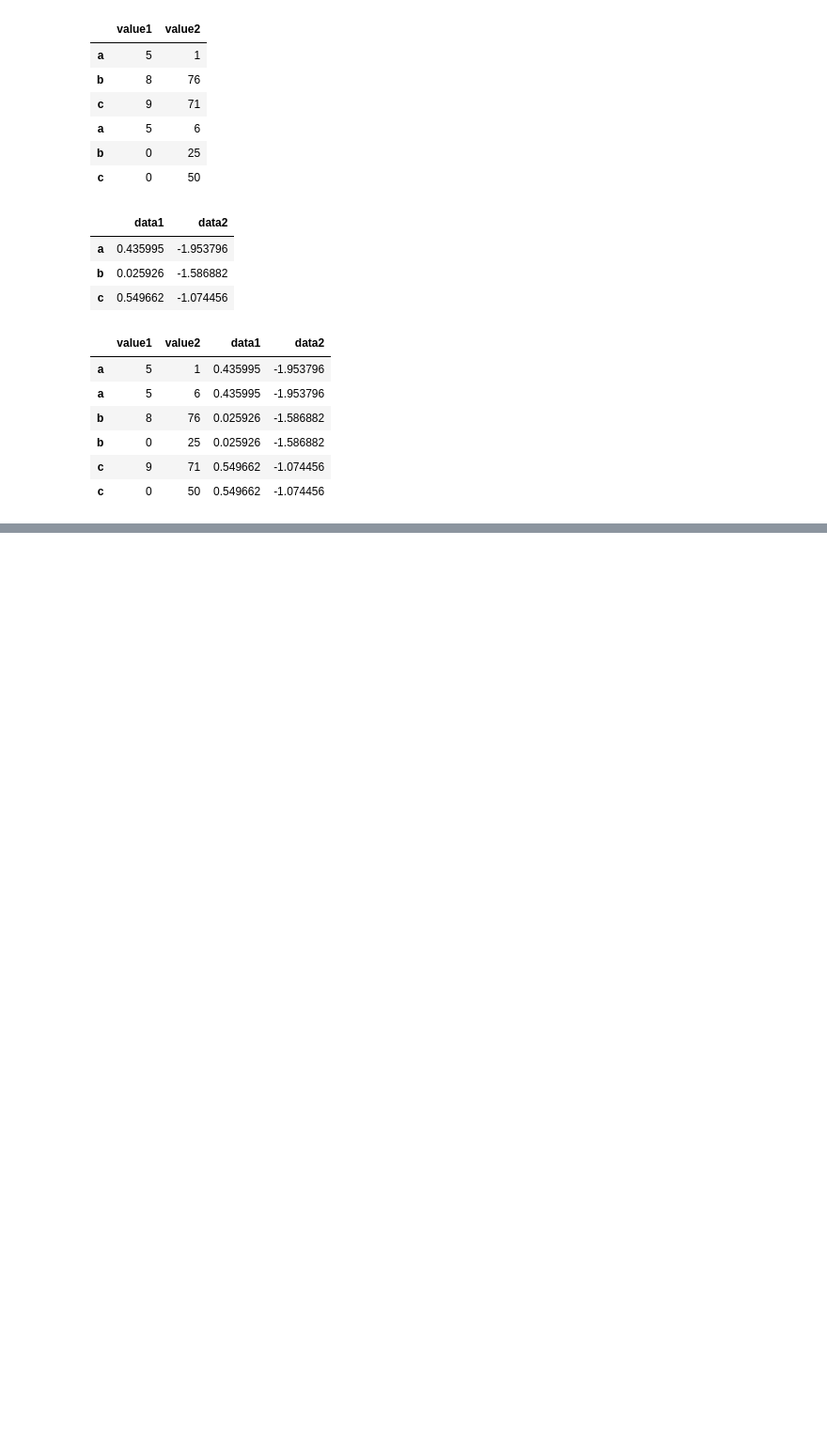
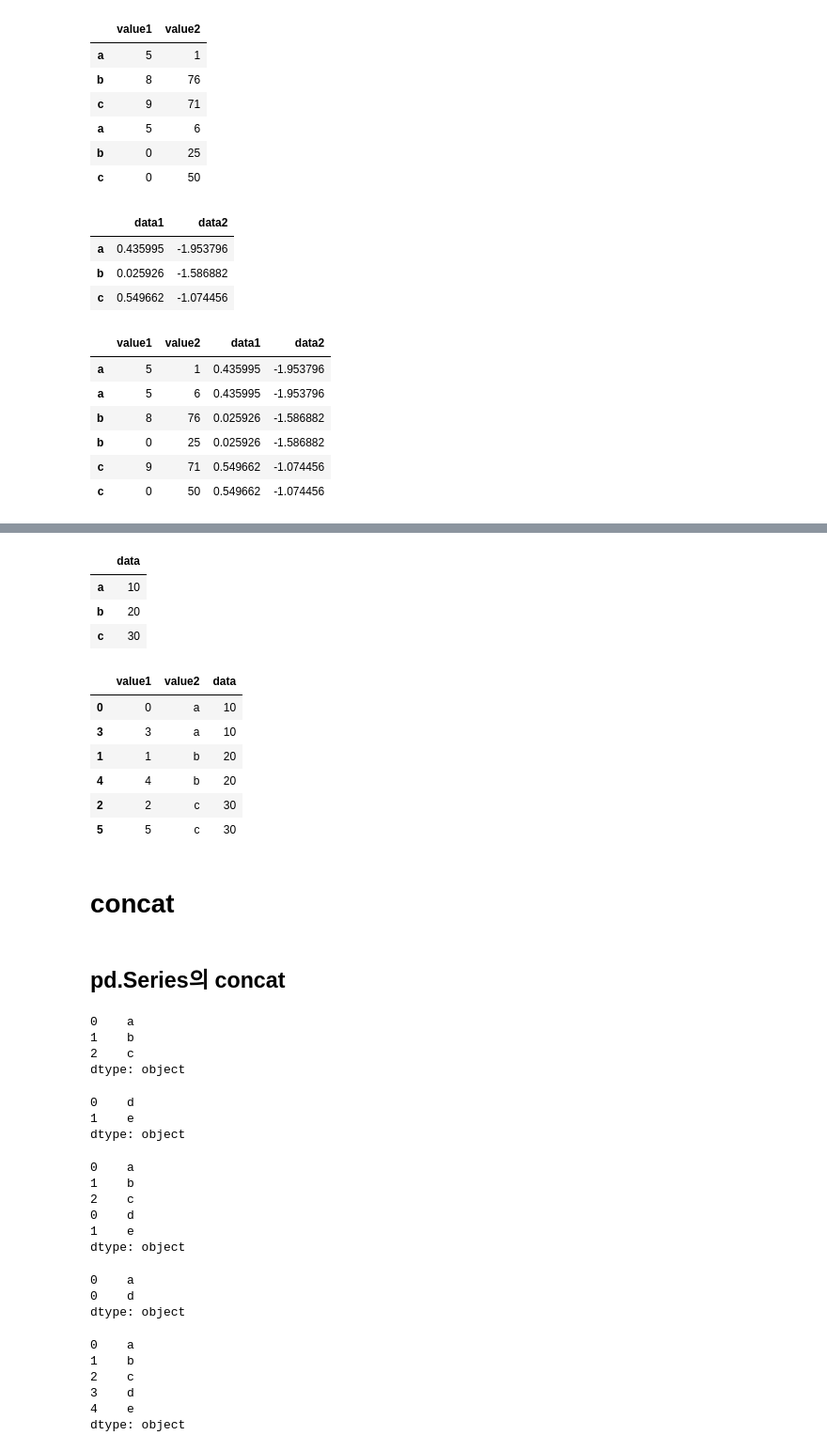
Before and after one commit to JakeOh/202105_itw_bd26, a Jupyter notebook: lab_da/da11_merge.ipynb, the cells around one changed output, grey strips where cells are left out. Shown at 94% size. Saved outputs shown, nothing was run; the diff lists cells and outputs as text; code cells hidden in the pictures; blank space fills up the shorter version.

```diff
--- a/lab_da/da11_merge.ipynb
+++ b/lab_da/da11_merge.ipynb
@@ -152,0 +157,4 @@ pd.merge(df1, df2, how='inner', left_index=True, right_index=True)
+# %%
+df1 = pd.DataFrame(data={'value1': np.arange(6),
+                         'value2': ['a', 'b', 'c'] * 2})
+df1
@@ -152,0 +169,64 @@ pd.merge(df1, df2, how='inner', left_index=True, right_index=True)
+# %%
+df2 = pd.DataFrame(data={'data': [10, 20, 30]},
+                   index=['a', 'b', 'c'])
+df2
+# %% [output]
+|  | data |
+| a | 10 |
+| b | 20 |
+| c | 30 |
+# %%
+pd.merge(df1, df2, how='inner', left_on='value2', right_index=True)
+# %% [output]
+|  | value1 | value2 | data |
+| 0 | 0 | a | 10 |
+| 3 | 3 | a | 10 |
+| 1 | 1 | b | 20 |
+| 4 | 4 | b | 20 |
+| 2 | 2 | c | 30 |
+| 5 | 5 | c | 30 |
+# %% [markdown]
+# concat
+# %% [markdown]
+## pd.Series의 concat
+# %%
+s1 = pd.Series(data=['a', 'b', 'c'])
+s1
+# %% [output]
+0    a
+1    b
+2    c
+dtype: object
+# %%
+s2 = pd.Series(data=['d', 'e'])
+s2
+# %% [output]
+0    d
+1    e
+dtype: object
+# %%
+result = pd.concat([s1, s2], axis=0)  # axis=0은 생략 가능(defualt argument)
+result  #> 결과는 Series
+# %% [output]
+0    a
+1    b
+2    c
+0    d
+1    e
+dtype: object
+# %%
+result.loc[0]
+# %% [output]
+0    a
+0    d
+dtype: object
+# %%
+pd.concat([s1, s2], ignore_index=True)
+# ignore_index: 이어줄 Series 또는 DataFrame의 index를 무시할 지를 결정. 기본값은 False.
+# %% [output]
+0    a
+1    b
+2    c
+3    d
+4    e
+dtype: object
```
Also changed, not shown: parts of 11 cells of this notebook.
